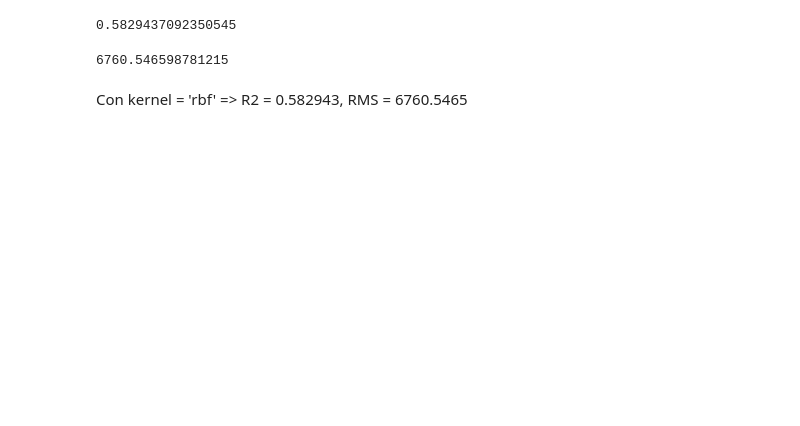
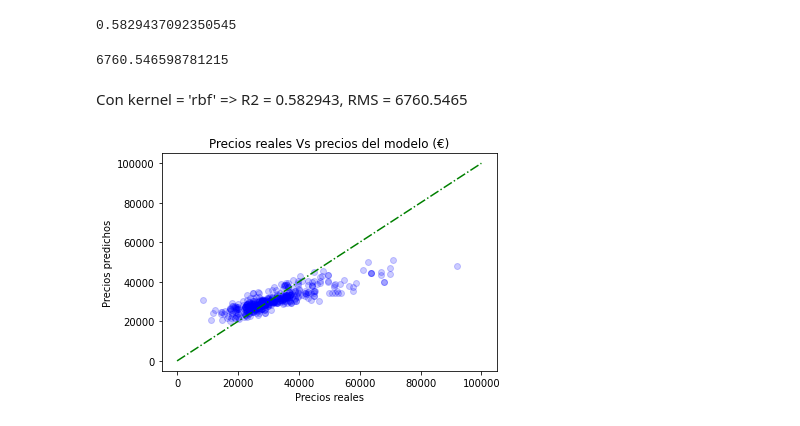
Before and after one commit to JAlonMor/Webscraping, a Jupyter notebook: MODEL_coches.ipynb, the cells around one changed output. Cells and saved outputs as stored; diff of their text form; code cells hidden in the pictures; blank space fills up the shorter version.

```diff
--- a/MODEL_coches.ipynb
+++ b/MODEL_coches.ipynb
@@ -288,4 +278,4 @@ model = TransformedTargetRegressor(regressor = model_pipeline,
                                    func = func,
                                    inverse_func = inverse_func)
 # %%
-model.fit(X_train, y_train)
+model_GBR = model.fit(X_train, y_train)
@@ -343,6 +321,6 @@ KeyboardInterrupt: ignored
 # %%
 # Aplicamos parámetros obtenidos
-clf = SVR(kernel = 'rbf', gamma = 1e-05, C = 100.0)
+clf_SVR = SVR(kernel = 'rbf', gamma = 1e-05, C = 100.0)
 # %% [markdown]
 # Aplicamos parámetros obtenidos
 clf = SVR(kernel = 'rbf', gamma = 1e-05, C = 100.0)
@@ -357,7 +335,7 @@ pre_process = ColumnTransformer(remainder = 'passthrough',
 # Aplicar escalado y transformación para realizar modelo RandomForestRegressor
 
 model_pipeline = Pipeline(steps = [('pre_processing', pre_process),
-                                   ('random_forest', clf)])
+                                   ('random_forest', clf_SVR)])
 
 # Aplicar transformación logarítmica a variable objetivo 'precio', procesar resto de Pipelines
 
@@ -365,4 +343,4 @@ model = TransformedTargetRegressor(regressor = model_pipeline,
                                    func = func,
                                    inverse_func = inverse_func)
 # %%
-model.fit(X_train, y_train)
+model_SVR = model.fit(X_train, y_train)
@@ -390,3 +356,13 @@ rms_SVR
 6760.546598781215
 # %% [markdown]
 Con kernel = 'rbf' => R2 = 0.582943, RMS = 6760.5465
+# %%
+# Grafico para mejor comprensión de nuestras predicciones
+plt.scatter(y_test, model_SVR.predict(X_test), color="blue", label = 'Precios', alpha=0.2)
+plt.plot(range(100000), linestyle = 'dashdot', color = 'green')
+plt.xlabel('Precios reales')
+plt.ylabel('Precios predichos')
+plt.title('Precios reales Vs precios del modelo (€)')
+plt.show()
+# %% [output]
+[figure, added]
```
Also changed, not shown: parts of 17 cells of this notebook.
